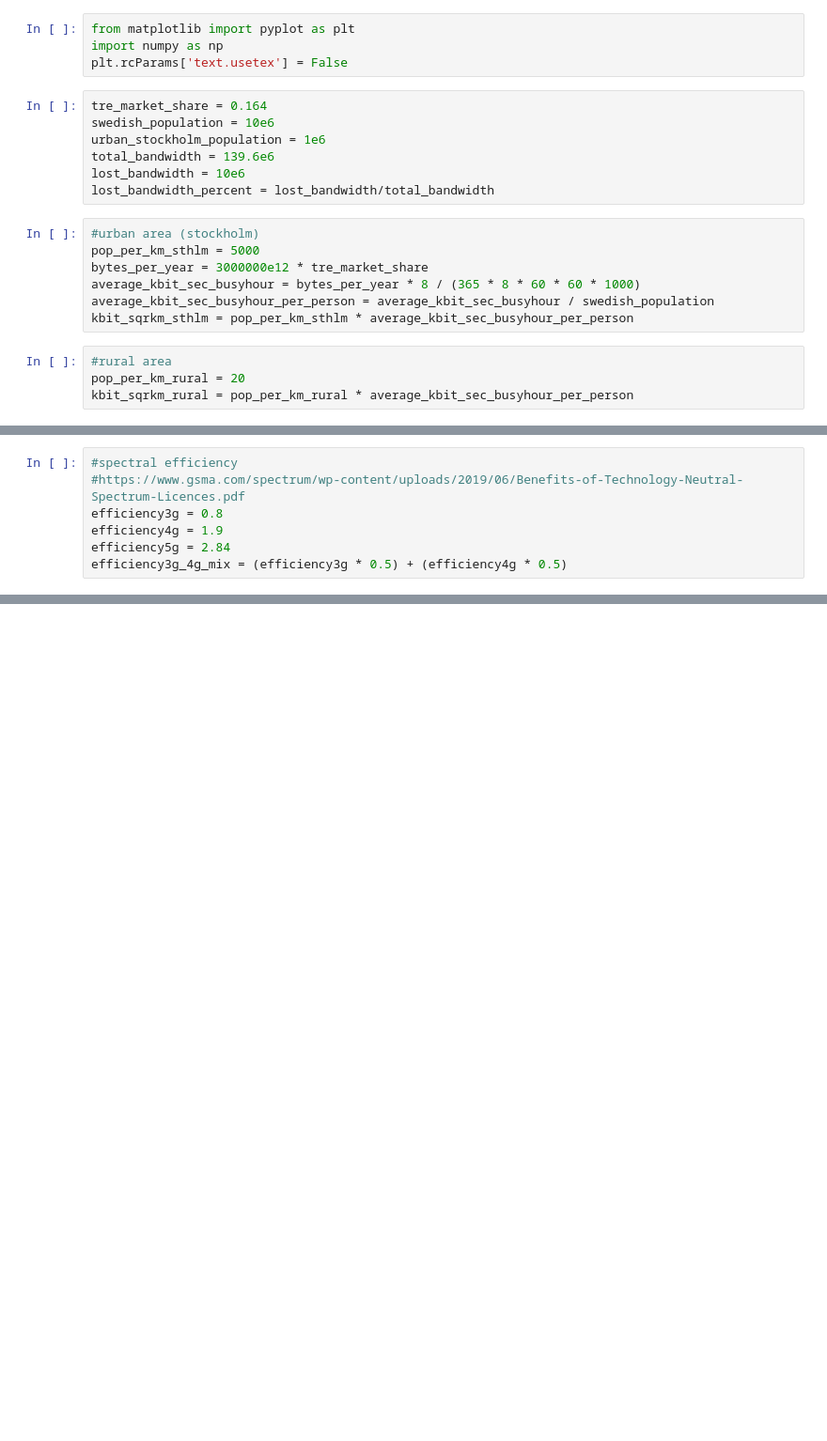
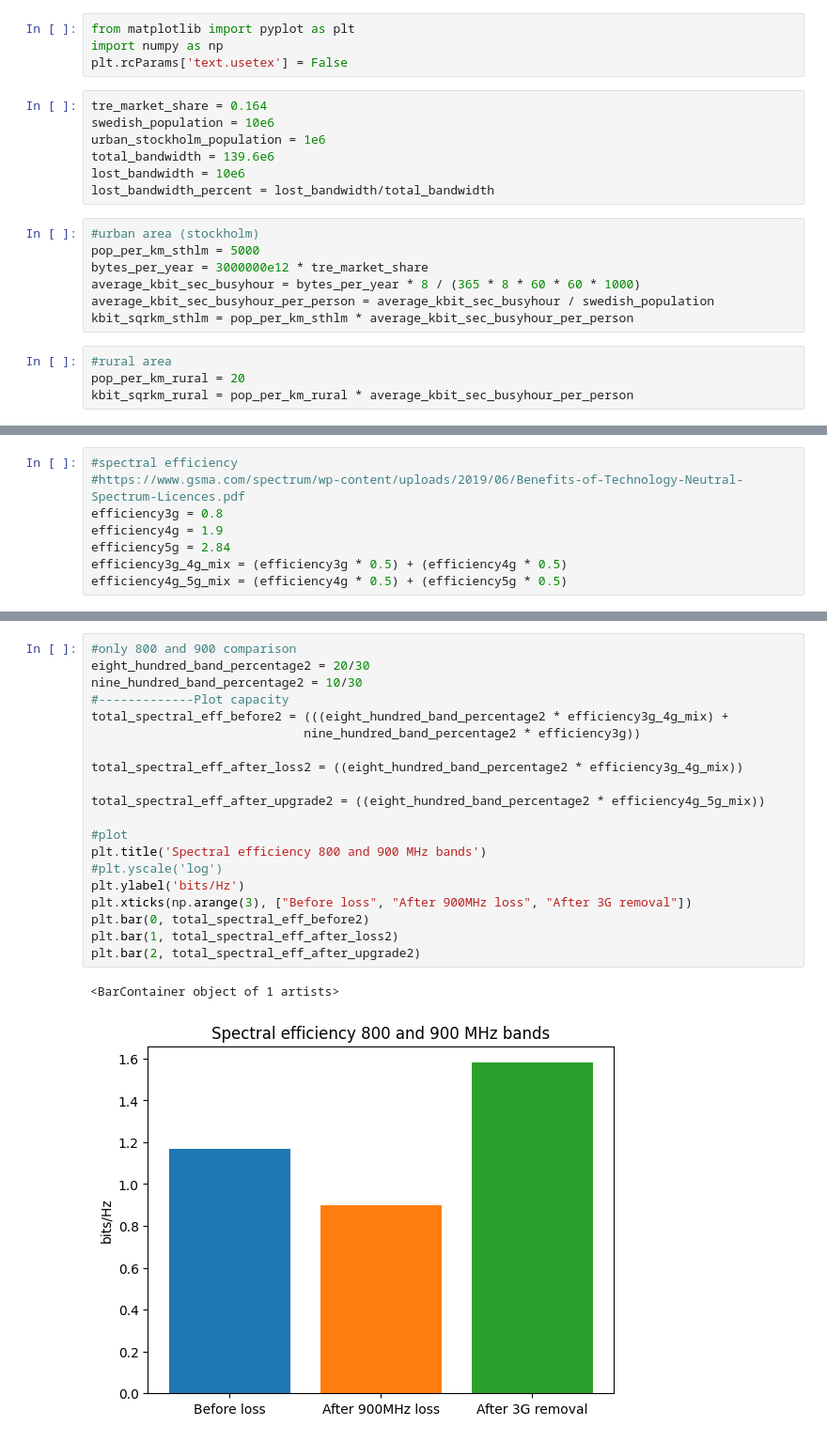
Before and after one commit to Joinatan/wireless_systems, a Jupyter notebook: casestudy2/data.ipynb, the cells around one changed output, grey strips where cells are left out. Shown: that part at 94% size. Drawn from its saved outputs; the diff is of its cells as text; blank space fills up the shorter version.

```diff
--- a/casestudy2/data.ipynb
+++ b/casestudy2/data.ipynb
@@ -38,5 +38,6 @@ efficiency3g = 0.8
 efficiency4g = 1.9
 efficiency5g = 2.84
 efficiency3g_4g_mix = (efficiency3g * 0.5) + (efficiency4g * 0.5)
+efficiency4g_5g_mix = (efficiency4g * 0.5) + (efficiency5g * 0.5)
 # %%
 #----------Can moving from 3G to 4G/5G be sufficient in some cases?
@@ -69,0 +71,23 @@ plt.bar(2, total_spectral_eff_after_upgrade, label='Stockholm')
+# %%
+#only 800 and 900 comparison
+eight_hundred_band_percentage2 = 20/30
+nine_hundred_band_percentage2 = 10/30
+#-------------Plot capacity
+total_spectral_eff_before2 = (((eight_hundred_band_percentage2 * efficiency3g_4g_mix) +
+                             nine_hundred_band_percentage2 * efficiency3g))
+
+total_spectral_eff_after_loss2 = ((eight_hundred_band_percentage2 * efficiency3g_4g_mix))
+
+total_spectral_eff_after_upgrade2 = ((eight_hundred_band_percentage2 * efficiency4g_5g_mix))
+
+#plot
+plt.title('Spectral efficiency 800 and 900 MHz bands')
+#plt.yscale('log')
+plt.ylabel('bits/Hz')
+plt.xticks(np.arange(3), ["Before loss", "After 900MHz loss", "After 3G removal"])
+plt.bar(0, total_spectral_eff_before2)
+plt.bar(1, total_spectral_eff_after_loss2)
+plt.bar(2, total_spectral_eff_after_upgrade2)
+# %% [output]
+<BarContainer object of 1 artists>
+[figure, added]
```
Also changed, not shown: parts of 8 cells of this notebook.
